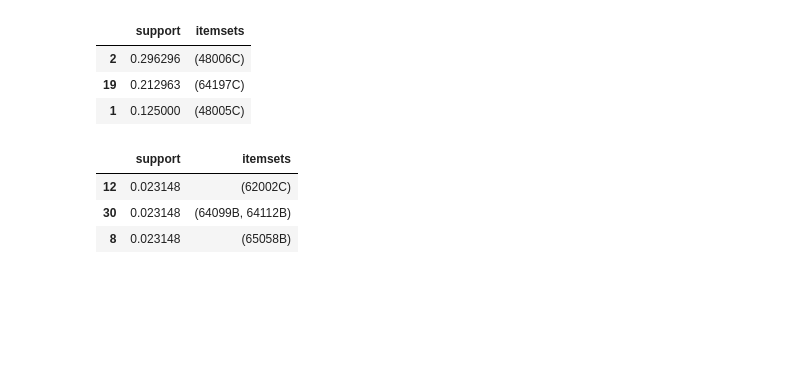
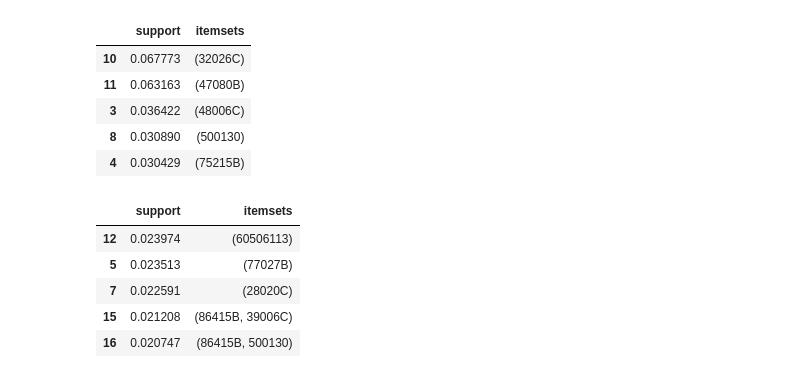
Before and after one commit to DengChiung/kmuh20231206, a Jupyter notebook: test_association_rules.ipynb, the cells around one changed output. Cells and saved outputs as stored; diff of their text form; code cells hidden in the pictures; blank space fills up the shorter version.

```diff
--- a/test_association_rules.ipynb
+++ b/test_association_rules.ipynb
@@ -11,8 +11,9 @@ from mlxtend.preprocessing import TransactionEncoder
 store_data = pd.read_csv('opopcode_list_dell.csv',encoding = 'big5-hkscs', dtype = str)
 store_data['opdept']=store_data['opdept'].str.zfill(4)
 #store_data = pd.read_excel('opopcode_list_dell.xls',dtype={'opdept':str})
-store_data=store_data[store_data['opdept']=='0270']#
+#store_data=store_data[store_data['opdept']=='0270']#
 store_data=store_data[['bopcode1','aopcode1','aopcode2','aopcode3','aopcode4']]
+#store_data=store_data[['aopcode1','aopcode2','aopcode3','aopcode4']]
 store_data.head()
 # %% [output]
 |  | bopcode1 | aopcode1 | aopcode2 | aopcode3 | aopcode4 |
@@ -77,16 +78,20 @@ Processing 51 combinations | Sampling itemset size 3
 # %%
 #Max, Min values of Support
-display(freq_items.sort_values(by = 'support', ascending=False).head(3))
-display(freq_items.sort_values(by = 'support', ascending=False).tail(3))
+display(freq_items.sort_values(by = 'support', ascending=False).head(5))
+display(freq_items.sort_values(by = 'support', ascending=False).tail(5))
 # %% [output]
 |  | support | itemsets |
-| 2 | 0.296296 | (48006C) |
-| 19 | 0.212963 | (64197C) |
-| 1 | 0.125000 | (48005C) |
+| 10 | 0.067773 | (32026C) |
+| 11 | 0.063163 | (47080B) |
+| 3 | 0.036422 | (48006C) |
+| 8 | 0.030890 | (500130) |
+| 4 | 0.030429 | (75215B) |
 |  | support | itemsets |
-| 12 | 0.023148 | (62002C) |
-| 30 | 0.023148 | (64099B, 64112B) |
-| 8 | 0.023148 | (65058B) |
+| 12 | 0.023974 | (60506113) |
+| 5 | 0.023513 | (77027B) |
+| 7 | 0.022591 | (28020C) |
+| 15 | 0.021208 | (86415B, 39006C) |
+| 16 | 0.020747 | (86415B, 500130) |
 # %%
 #Association Rules
 rules = association_rules(freq_items, metric="confidence", min_threshold=0.5).sort_values(by = ['lift', 'confidence', 'support'], ascending =False)
```
Also changed, not shown: parts of 8 cells of this notebook.
